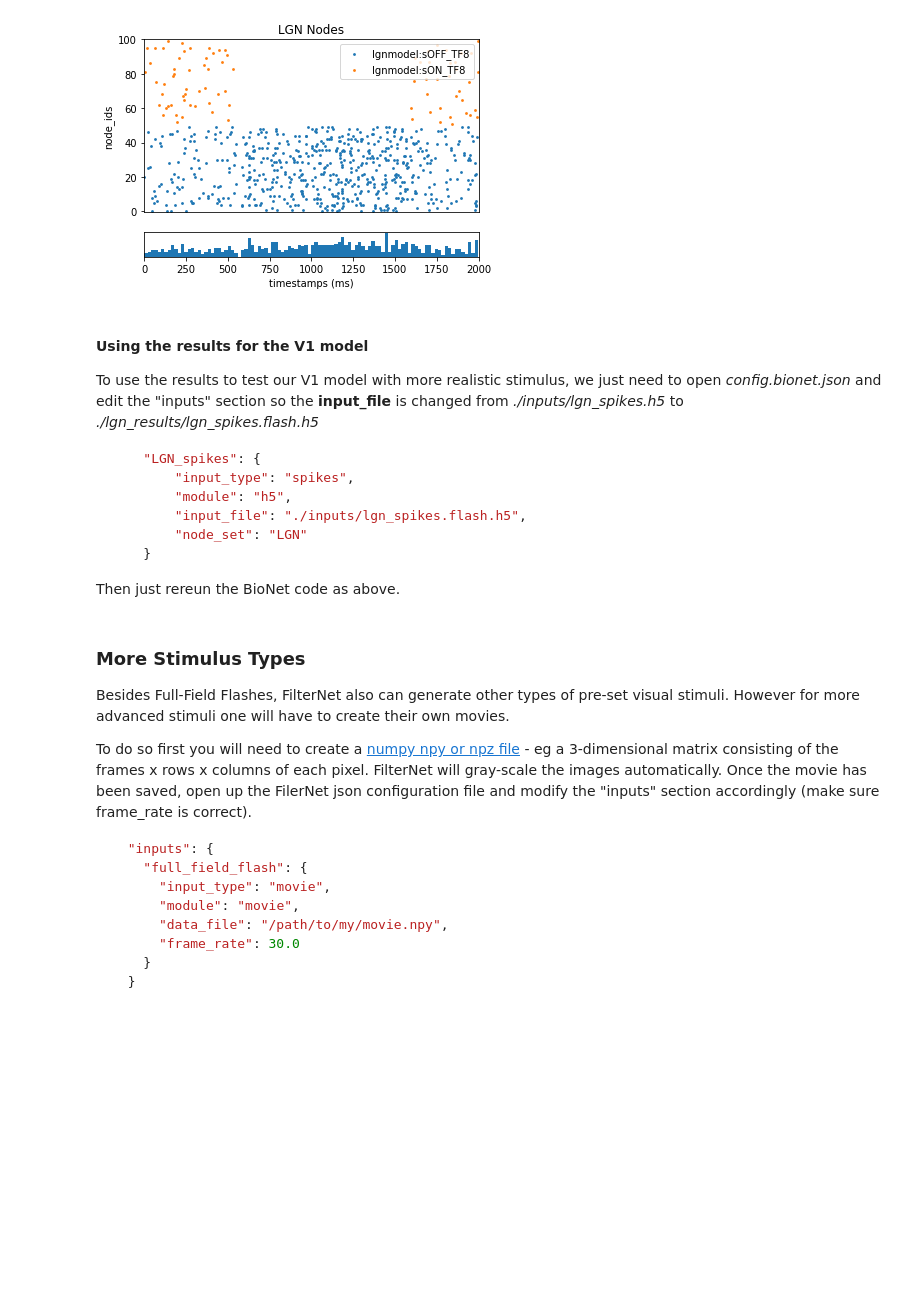
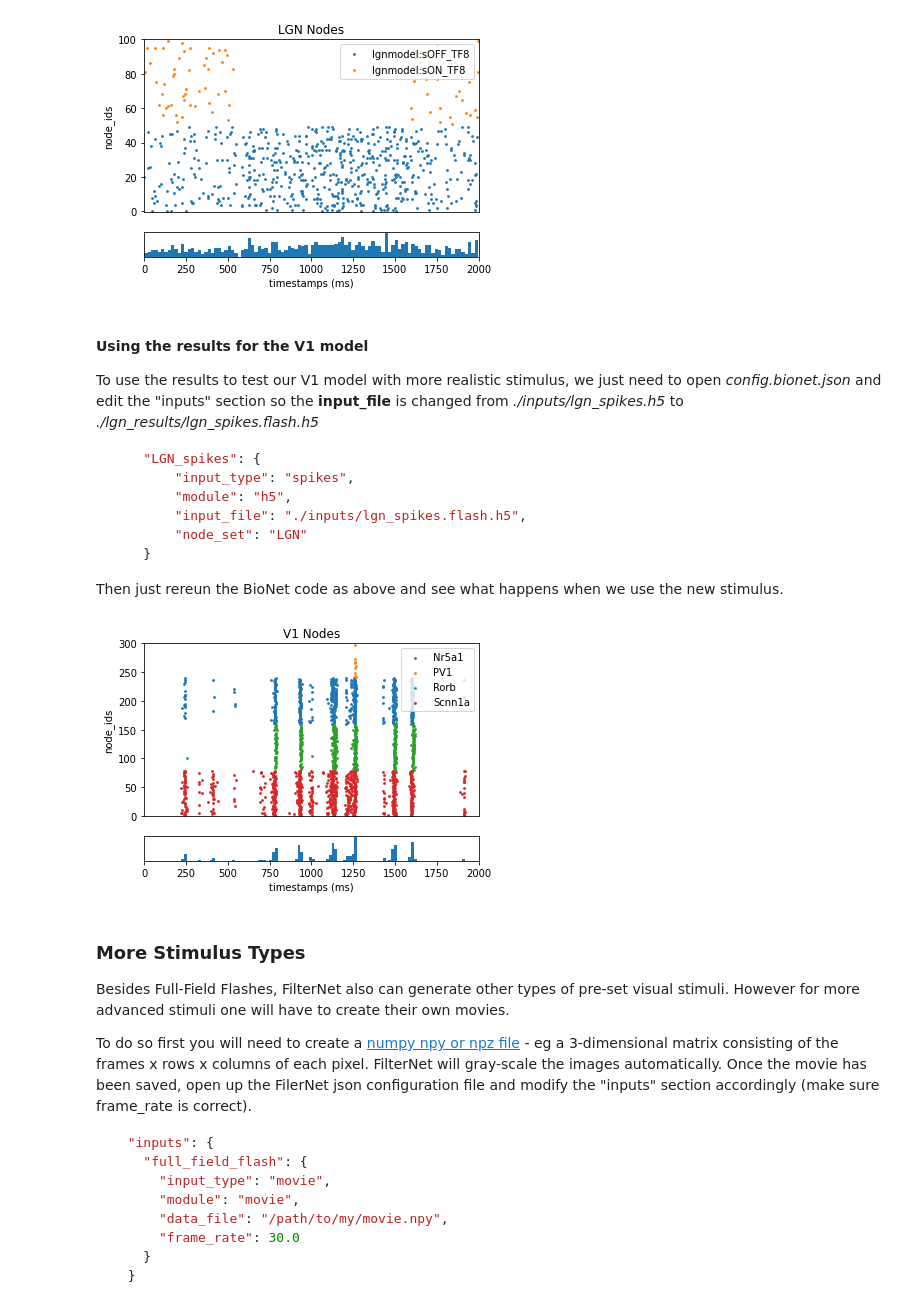
Before and after one commit to AllenInstitute/bmtk, a Jupyter notebook: docs/tutorial/modeling_tut_2021/Mouse_L4.ipynb, the cells around one changed output. Saved outputs shown, nothing was run; the diff lists cells and outputs as text; code cells hidden in the pictures; blank space fills up the shorter version.

````diff
--- a/docs/tutorial/modeling_tut_2021/Mouse_L4.ipynb
+++ b/docs/tutorial/modeling_tut_2021/Mouse_L4.ipynb
@@ -805,7 +805,13 @@ To use the results to test our V1 model with more realistic stimulus, we just ne
     }
 ```
 
-Then just rereun the BioNet code as above.
+Then just rereun the BioNet code as above and see what happens when we use the new stimulus.
+# %%
+from bmtk.analyzer.spike_trains import plot_raster
+
+_ = plot_raster(config_file='config.bionet.flash.json', group_by='pop_name')
+# %% [output]
+[figure, added]
 # %% [markdown]
 ### More Stimulus Types
 
````
Also changed, not shown: parts of 11 cells of this notebook, 4 other files.
